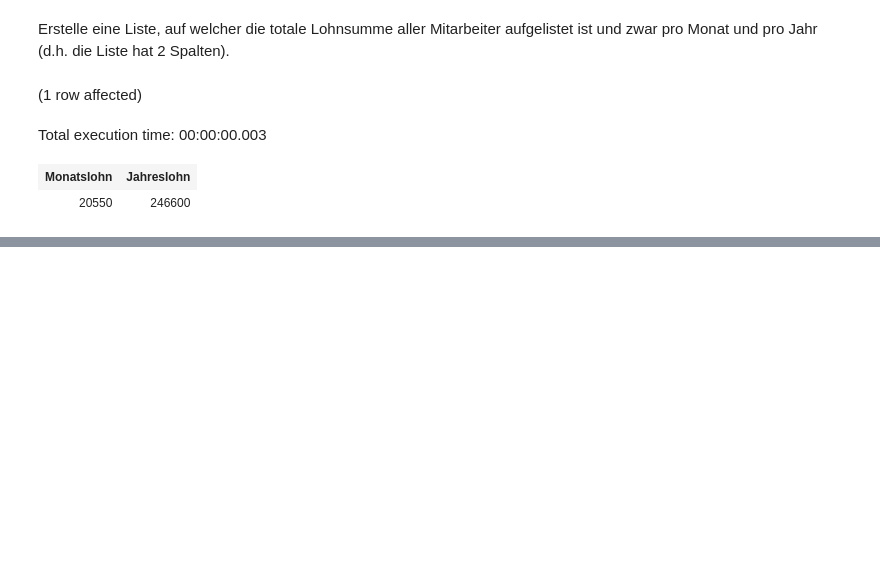
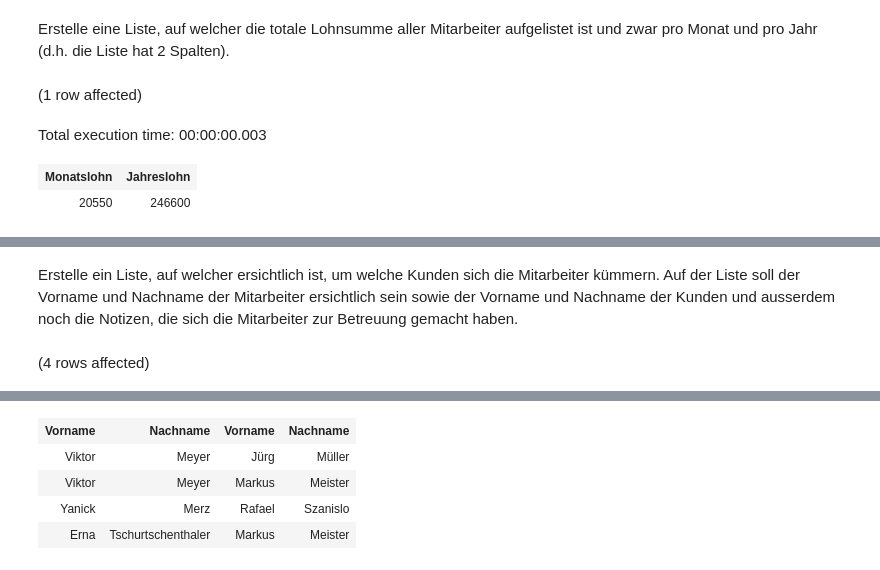
Before and after one commit to dDreistein/DatenModellieren, a Jupyter notebook: DatenAuslesenFitnessCenter.ipynb, the cells around one changed output, grey strips where cells are left out. Saved outputs shown, nothing was run; the diff lists cells and outputs as text; code cells hidden in the pictures; blank space fills up the shorter version.

```diff
--- a/DatenAuslesenFitnessCenter.ipynb
+++ b/DatenAuslesenFitnessCenter.ipynb
@@ -163,0 +186,9 @@ Total execution time: 00:00:00.003
+# %% [markdown]
+Erstelle ein Liste, auf welcher ersichtlich ist, um welche Kunden sich die Mitarbeiter kümmern. Auf der Liste soll der Vorname und Nachname der Mitarbeiter ersichtlich sein sowie der Vorname und Nachname der Kunden und ausserdem noch die Notizen, die sich die Mitarbeiter zur Betreuung gemacht haben.
+# %%
+SELECT Kunden.Vorname, Kunden.Nachname, Mitarbeiter.Vorname, Mitarbeiter.Nachname
+FROM Betreuung
+INNER JOIN Kunden ON Betreuung.Kundennummer = Kunden.Kundennummer
+INNER JOIN Mitarbeiter ON Betreuung.Personalnummer = Mitarbeiter.Personalnummer
+# %% [output]
+(4 rows affected)
@@ -163,0 +196,5 @@ Total execution time: 00:00:00.003
+| Vorname | Nachname | Vorname | Nachname |
+| Viktor | Meyer | Jürg | Müller |
+| Viktor | Meyer | Markus | Meister |
+| Yanick | Merz | Rafael | Szanislo |
+| Erna | Tschurtschenthaler | Markus | Meister |
```
Also changed, not shown: parts of 3 cells of this notebook, 1 other file.
